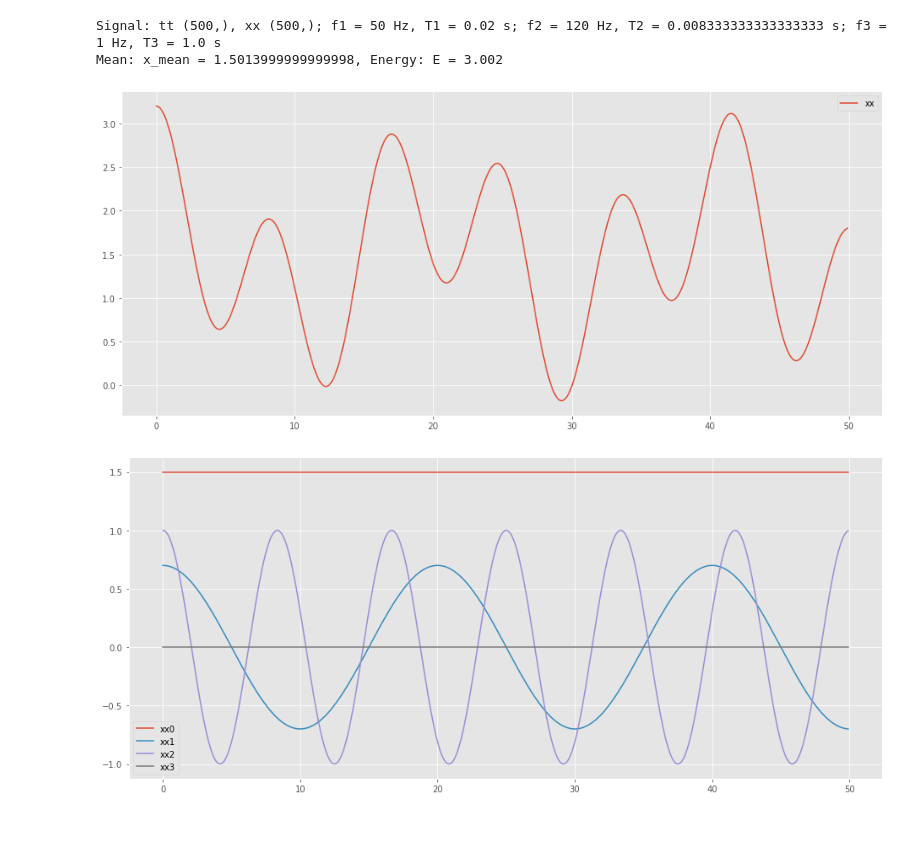
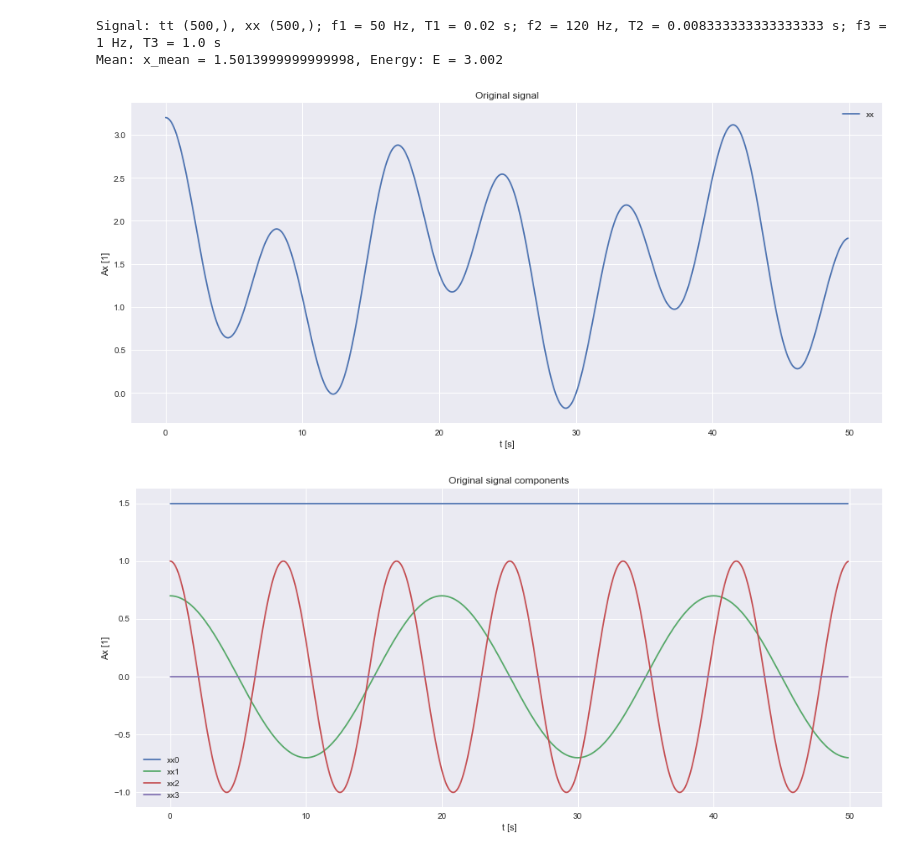
Before and after one commit to roksikonja/cs, a Jupyter notebook: fft.ipynb, the cells around one changed output. Saved outputs shown, nothing was run; the diff lists cells and outputs as text; code cells hidden in the pictures; blank space fills up the shorter version.

```diff
--- a/fft.ipynb
+++ b/fft.ipynb
@@ -3,7 +3,6 @@ import numpy as np
 import matplotlib.pyplot as plt
 import matplotlib
 
-plt.style.use('ggplot')
 np.random.seed(0)
 # %%
 # Full signal
@@ -20,37 +19,41 @@ f2 = 120
 T2 = 1/f2
 A2 = 1
 
 f3 = 1
 T3 = 1/f3
 A3 = 0
 
 xx0 = A0 * np.ones_like(tt)
 xx1 = A1 * np.cos(2 * np.pi * f1 * tt)
 xx2 = A2 * np.cos(2 * np.pi * f2 * tt)
 xx3 = A3 * np.cos(2 * np.pi * f3 * tt)
 
 xx = xx0 + xx1 + xx2 + xx3
 print("Signal: tt {}, xx {}; f1 = {} Hz, T1 = {} s; f2 = {} Hz, T2 = {} s; f3 = {} Hz, T3 = {} s"
       .format(str(tt.shape), str(xx.shape), f1, T1, f2, T2, f3, T3))
 print("Mean: x_mean = {}, Energy: E = {}".format(xx.mean(), np.square(np.abs(xx)).mean()))
 
 plt.figure(figsize=(16, 7))
 plt.plot(1000 * tt, xx)
 plt.legend(["xx"])
-# plt.ylim([-7, 9])
+plt.title("Original signal")
+plt.ylabel("Ax [1]")
+plt.xlabel("t [s]")
 plt.show()
 
 # Time in miliseconds
 plt.figure(figsize=(16, 7))
 plt.plot(1000 * tt, xx0, 1000 * tt, xx1, 1000 * tt, xx2, 1000 * tt, xx3)
 plt.legend(["xx0", "xx1", "xx2", "xx3"])
-# plt.ylim([-7, 9])
+plt.title("Original signal components")
+plt.ylabel("Ax [1]")
+plt.xlabel("t [s]")
 plt.show()
 # %% [output]
 Signal: tt (500,), xx (500,); f1 = 50 Hz, T1 = 0.02 s; f2 = 120 Hz, T2 = 0.008333333333333333 s; f3 = 1 Hz, T3 = 1.0 s
 Mean: x_mean = 1.5013999999999998, Energy: E = 3.002
-[figure, old version]
+[figure, new version]
-[figure, old version]
+[figure, new version]
 # %%
 # Sampled signal
 fs = 500  # Sampling frequency [Hz]
```
Also changed, not shown: parts of 4 cells of this notebook, 4 other files.
